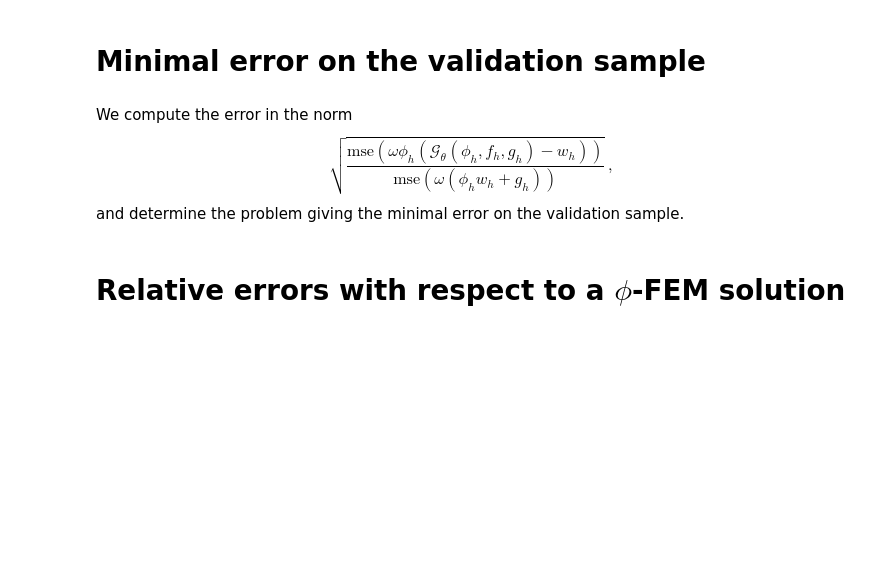
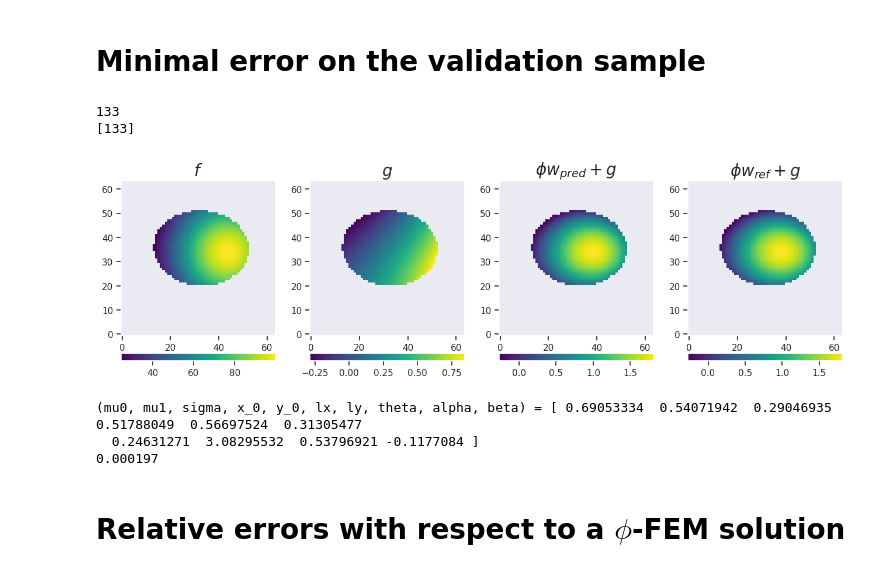
Before and after one commit to KVuillemot/PhiFEM_and_FNO, a Jupyter notebook: Ellipses/main/plot_results.ipynb, the cells around one changed output. Drawn from its saved outputs; the diff is of its cells as text; code cells hidden in the pictures; blank space fills up the shorter version.

```diff
--- a/Ellipses/main/plot_results.ipynb
+++ b/Ellipses/main/plot_results.ipynb
@@ -37,14 +39,14 @@ level = 2
 data = DataLoader(small_data)
 agent = Agent(data, small_data)
 
-if not (os.path.exists(f"./images/")) and save_figs:
-    os.makedirs(f"./images/")
+if not (os.path.exists(f"./images")) and save_figs:
+    os.makedirs(f"./images")
 
-file = open("./models/best_model/best_epoch.txt")
+file = open(f"./models/best_model/best_epoch.txt")
 for y in file.read().split(" "):
     if y.isdigit():
         best_epoch = int(y)
-epochs = [50, 100, 250, 500, 1000, 1500, 2000, best_epoch]
+epochs = [50, 100, 200, 250, 500, 750, 1000, 1500, 2000, best_epoch]
 print(len(epochs))
 print(epochs)
 
@@ -55,11 +65,5 @@ size_row = int(len(indices) / nb_rows)
 # %% [markdown]
 # Minimal error on the validation sample
-# %% [markdown]
-We compute the error in the norm
-$$
-\sqrt{\frac{\text{mse}( \omega \phi_h (\mathcal{G}_\theta (\phi_h, f_h, g_h) - w_h))}{\text{mse}(\omega(\phi_h w_h + g_h))}} \,,
-$$
-and determine the problem giving the minimal error on the validation sample.
 # %%
 i = best_epoch
 agent.model.load_weights(f"./models/model_{i}/model_weights")
@@ -67,7 +71,6 @@ X_val, Y_val = agent.data.X_val, agent.data.Y_val
 Y_pred = agent.model.call(X_val)
 domain = X_val[:, :, :, -1]
 nb_vert = np.shape(domain)[1]
-domain_prop = tf.reduce_sum(domain, axis=[1, 2]) / nb_vert**2
 
 diff = (
     Y_val * X_val[:, :, :, 1, None]
@@ -140,33 +143,40 @@ for i in minimal_errors:
         origin="lower",
     )
     divider = make_axes_locatable(ax3)
     cax = divider.append_axes("bottom", size="5%", pad=0.3)
     ax3.grid(False)
     ax3.set_title(r"$\phi w_{pred} + g$", fontsize=20)
     plt.colorbar(img, cax=cax, orientation="horizontal")
 
     ax4 = plt.subplot(144)
     img = ax4.imshow(
         (W_ref[:, :, 0] * X[:, :, 1] + X[:, :, 2]) * domains_nan,
         cmap=my_cmap,
         aspect="equal",
         origin="lower",
     )
     divider = make_axes_locatable(ax4)
     cax = divider.append_axes("bottom", size="5%", pad=0.3)
     ax4.grid(False)
     ax4.set_title(r"$\phi w_{ref} + g$", fontsize=20)
     plt.colorbar(img, cax=cax, orientation="horizontal")
 
     if save_figs:
         plt.savefig(f"./images/best_prediction_{L2_error[i]:6f}.png")
     plt.show()
 
     params = params_val[i]
     print(
         f"(mu0, mu1, sigma, x_0, y_0, lx, ly, theta, alpha, beta) = {params}"
     )
     print(f"{L2_error[i]:6f}")
+# %% [output]
+133
+[133]
+[figure, added]
+(mu0, mu1, sigma, x_0, y_0, lx, ly, theta, alpha, beta) = [ 0.69053334  0.54071942  0.29046935  0.51788049  0.56697524  0.31305477
+  0.24631271  3.08295532  0.53796921 -0.1177084 ]
+0.000197
 # %% [markdown]
 # Relative errors with respect to a $\phi$-FEM solution
 # %% [markdown]
```
Also changed, not shown: parts of 14 cells of this notebook, 7 other files.
